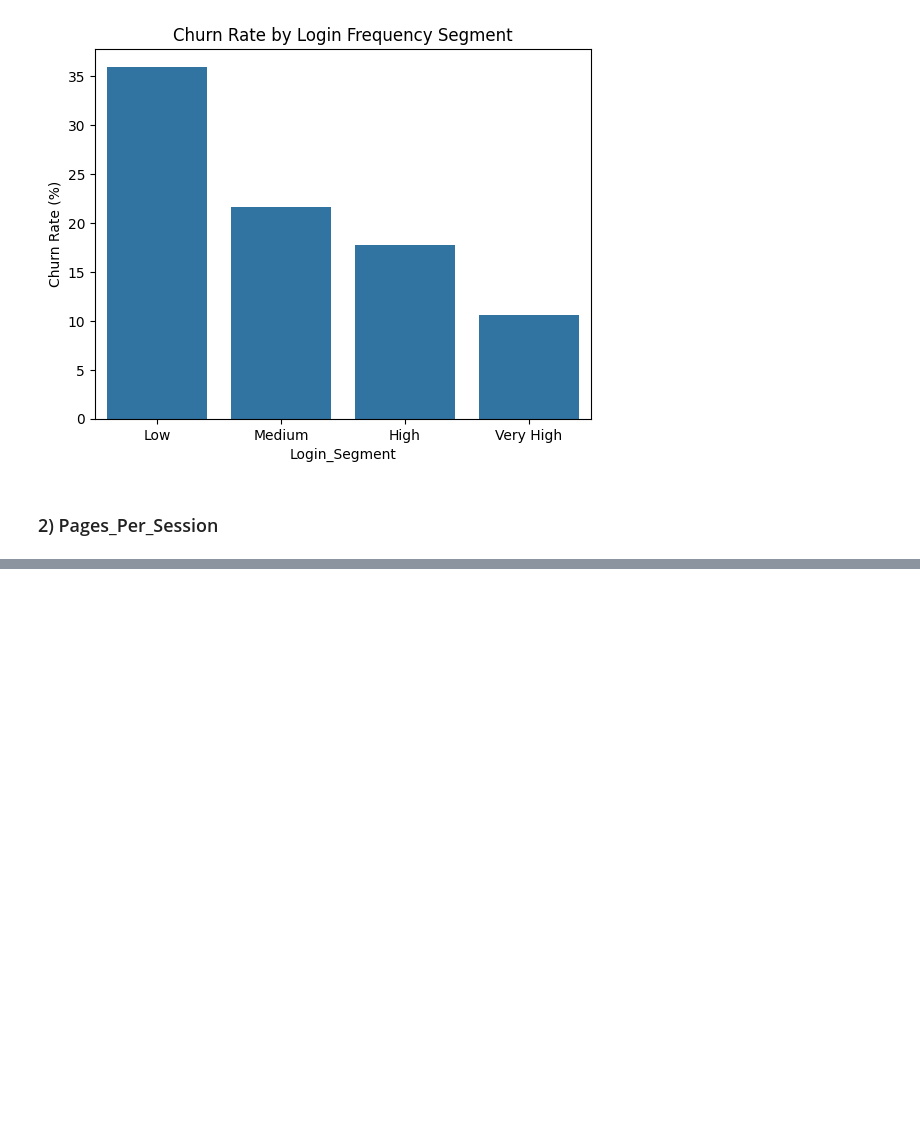
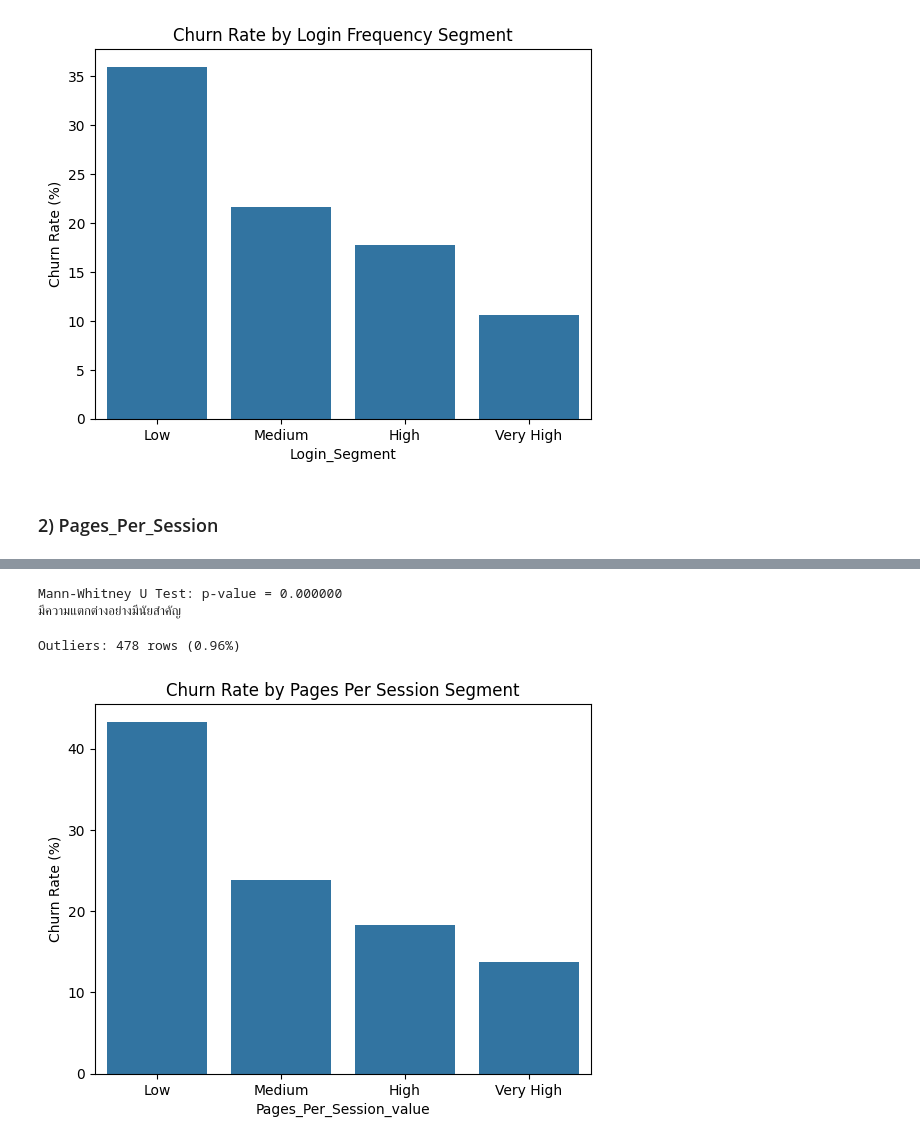
Before and after one commit to ppts2545/Eccommerce-Customer-Behavior-Dataset, a Jupyter notebook: notebooks/03_eda/eda1/01_eda_on_engagement measure.ipynb, the cells around one changed output, grey strips where cells are left out. Saved outputs shown, nothing was run; the diff lists cells and outputs as text; code cells hidden in the pictures; blank space fills up the shorter version.

```diff
--- a/notebooks/03_eda/eda1/01_eda_on_engagement measure.ipynb
+++ b/notebooks/03_eda/eda1/01_eda_on_engagement measure.ipynb
@@ -93,0 +130,42 @@ plt.show()
+# %%
+churned = df[df["Churned"] == 1]["Pages_Per_Session"]
+not_churned = df[df["Churned"] == 0]["Pages_Per_Session"]
+
+t_stat, p_value = stats.mannwhitneyu(
+    churned,
+    not_churned,
+    alternative="two-sided"
+)
+
+print(f"Mann-Whitney U Test: p-value = {p_value:.6f}")
+
+if p_value < 0.05:
+    print("มีความแตกต่างอย่างมีนัยสำคัญ")
+else:
+    print("ไม่มีความแตกต่าง")
+# %% [output]
+Mann-Whitney U Test: p-value = 0.000000
+มีความแตกต่างอย่างมีนัยสำคัญ
+# %%
+Q1 = df["Pages_Per_Session"].quantile(0.25)
+Q3 = df["Pages_Per_Session"].quantile(0.75)
+IQR = Q3 - Q1
+
+outliers = df[(df["Pages_Per_Session"] < Q1 - 1.5 * IQR) |
+              (df["Pages_Per_Session"] > Q3 + 1.5 * IQR)]
+print(f"Outliers: {len(outliers)} rows ({len(outliers)/len(df)*100:.2f}%)")
+# %% [output]
+Outliers: 478 rows (0.96%)
+# %%
+df["Pages_Per_Session_value"] = pd.cut(df["Pages_Per_Session"],
+                              bins=4,
+                              labels=["Low", "Medium", "High", "Very High"])
+
+churn_rate = df.groupby("Pages_Per_Session_value")["Churned"].mean() * 100
+
+sns.barplot(x=churn_rate.index, y=churn_rate.values)
+plt.title("Churn Rate by Pages Per Session Segment")
+plt.ylabel("Churn Rate (%)")
+plt.show()
+# %% [output]
+[figure, added]
```
Also changed, not shown: parts of 30 cells of this notebook, 1 other file.
